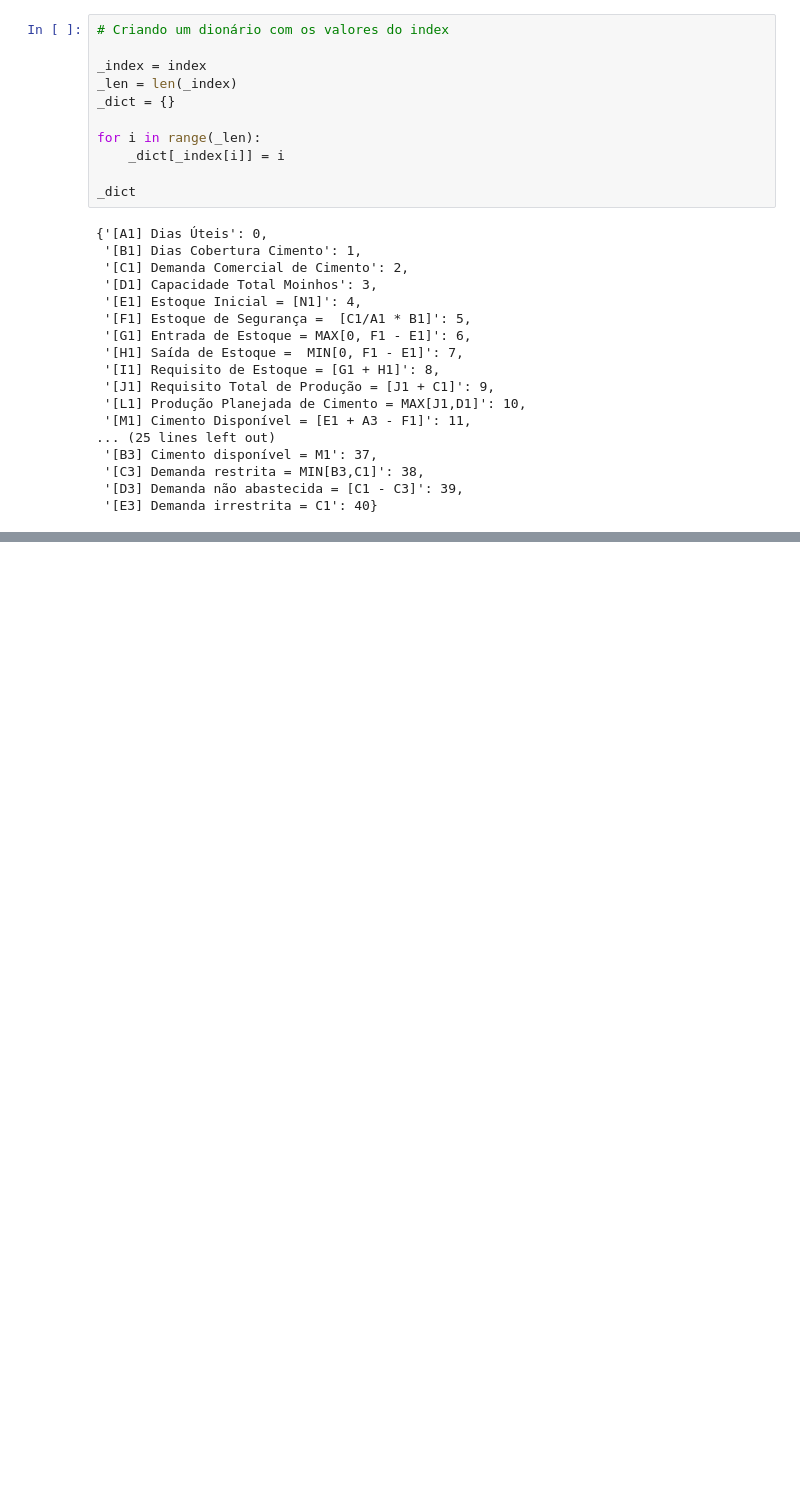
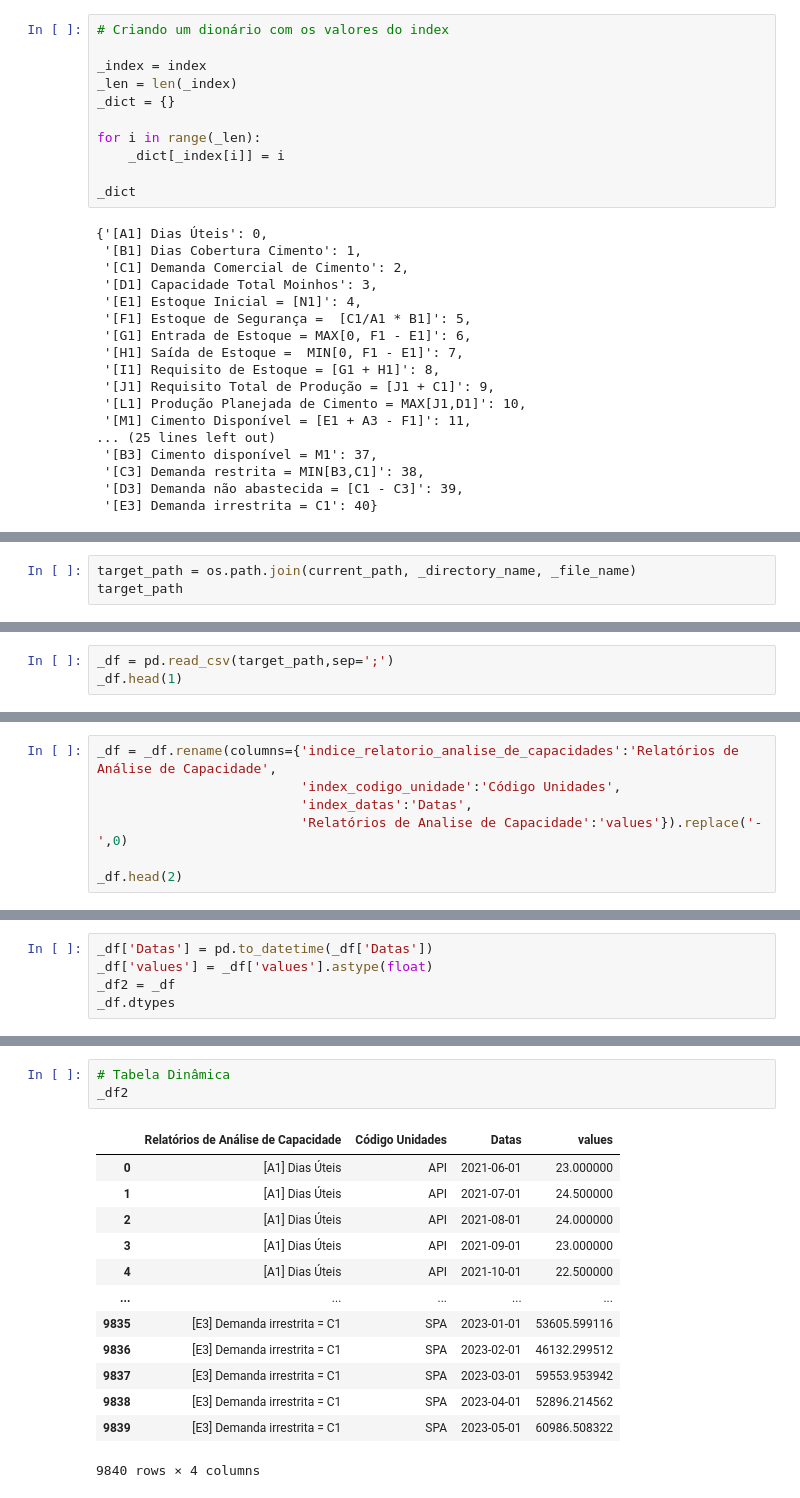
Before and after one commit to alexaugusto23/python_developer, a Jupyter notebook: Planejamento - Lógicas/logicas_pyplan.ipynb, the cells around one changed output, grey strips where cells are left out. Saved outputs shown, nothing was run; the diff lists cells and outputs as text; blank space fills up the shorter version.

```diff
--- a/Planejamento - Lógicas/logicas_pyplan.ipynb
+++ b/Planejamento - Lógicas/logicas_pyplan.ipynb
@@ -282,0 +295,3 @@ _dict
+# %%
+target_path = os.path.join(current_path, _directory_name, _file_name)
+target_path
@@ -282,0 +300,3 @@ _dict
+# %%
+_df = pd.read_csv(target_path,sep=';')
+_df.head(1)
@@ -282,0 +306,7 @@ _dict
+# %%
+_df = _df.rename(columns={'indice_relatorio_analise_de_capacidades':'Relatórios de Análise de Capacidade',
+                          'index_codigo_unidade':'Código Unidades',
+                          'index_datas':'Datas',
+                          'Relatórios de Analise de Capacidade':'values'}).replace('-',0)
+
+_df.head(2)
@@ -282,0 +325,5 @@ _dict
+# %%
+_df['Datas'] = pd.to_datetime(_df['Datas'])
+_df['values'] = _df['values'].astype(float)
+_df2 = _df
+_df.dtypes
@@ -282,0 +359,17 @@ _dict
+# %%
+# Tabela Dinâmica
+_df2
+# %% [output]
+|  | Relatórios de Análise de Capacidade | Código Unidades | Datas | values |
+| 0 | [A1] Dias Úteis | API | 2021-06-01 | 23.000000 |
+| 1 | [A1] Dias Úteis | API | 2021-07-01 | 24.500000 |
+| 2 | [A1] Dias Úteis | API | 2021-08-01 | 24.000000 |
+| 3 | [A1] Dias Úteis | API | 2021-09-01 | 23.000000 |
+| 4 | [A1] Dias Úteis | API | 2021-10-01 | 22.500000 |
+| ... | ... | ... | ... | ... |
+| 9835 | [E3] Demanda irrestrita = C1 | SPA | 2023-01-01 | 53605.599116 |
+| 9836 | [E3] Demanda irrestrita = C1 | SPA | 2023-02-01 | 46132.299512 |
+| 9837 | [E3] Demanda irrestrita = C1 | SPA | 2023-03-01 | 59553.953942 |
+| 9838 | [E3] Demanda irrestrita = C1 | SPA | 2023-04-01 | 52896.214562 |
+| 9839 | [E3] Demanda irrestrita = C1 | SPA | 2023-05-01 | 60986.508322 |
+9840 rows × 4 columns
```
Also changed, not shown: parts of 22 cells of this notebook, 2 other files.
